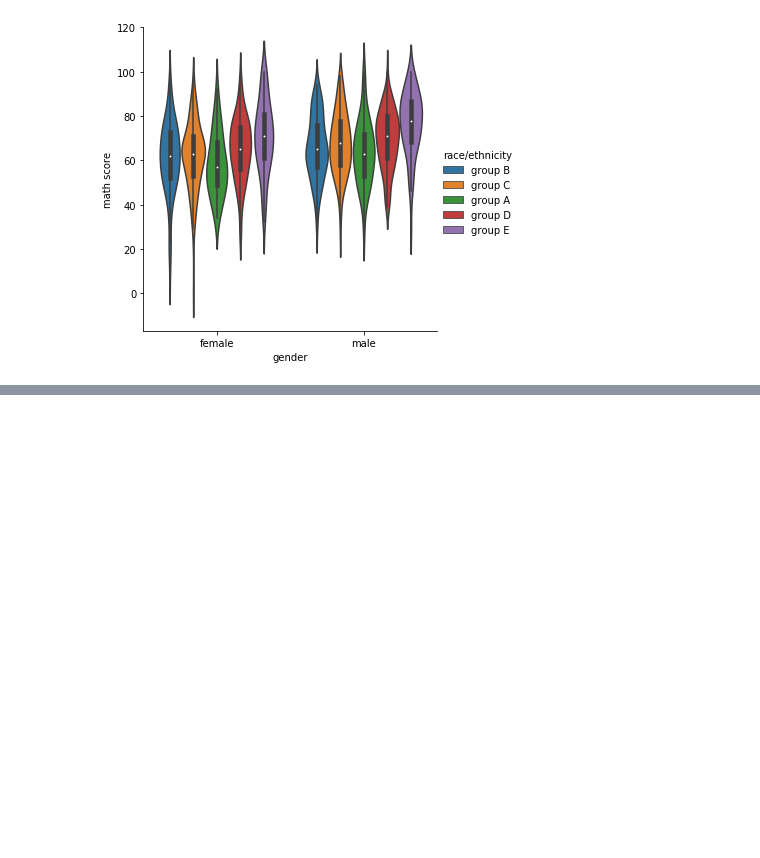
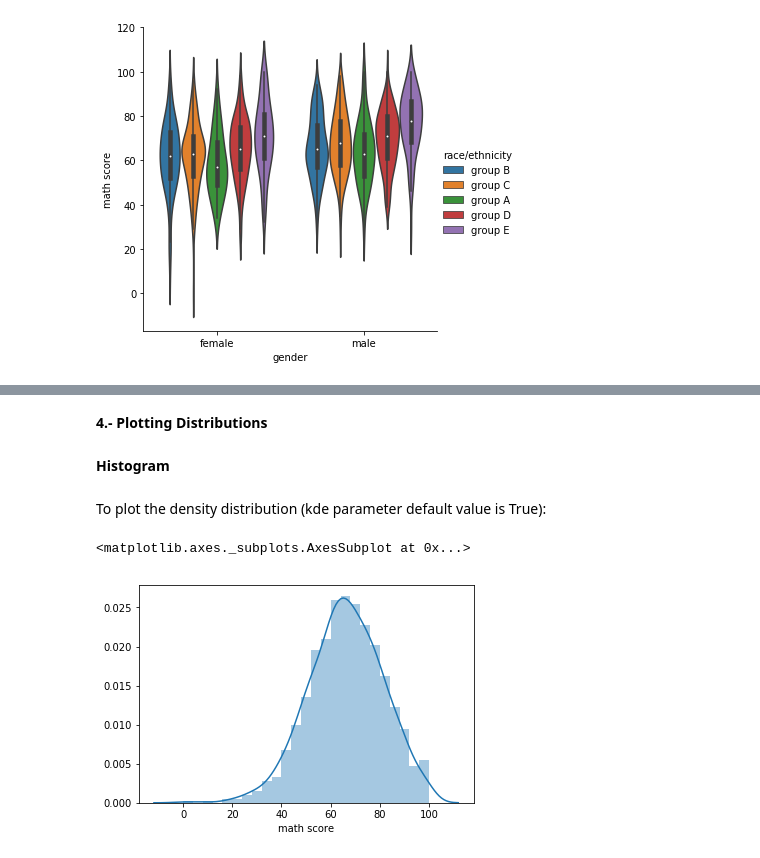
Before and after one commit to mjmora2016/Visualizacion_Seaborn, a Jupyter notebook: Seaborn_Visualization.ipynb, the cells around one changed output, grey strips where cells are left out. Saved outputs shown, nothing was run; the diff lists cells and outputs as text; code cells hidden in the pictures; blank space fills up the shorter version.

```diff
--- a/Seaborn_Visualization.ipynb
+++ b/Seaborn_Visualization.ipynb
@@ -93,0 +110,11 @@ sns.catplot(x="gender", y="math score", hue = "race/ethnicity", kind = "violin",
+# %% [markdown]
+**4.- Plotting Distributions**
+# %% [markdown]
+**Histogram**
+# %% [markdown]
+To plot the density distribution (kde parameter default value is True):
+# %%
+sns.distplot(df['math score'])
+# %% [output]
+<matplotlib.axes._subplots.AxesSubplot at 0x...>
+[figure, added]
```
Also changed, not shown: parts of 11 cells of this notebook.
